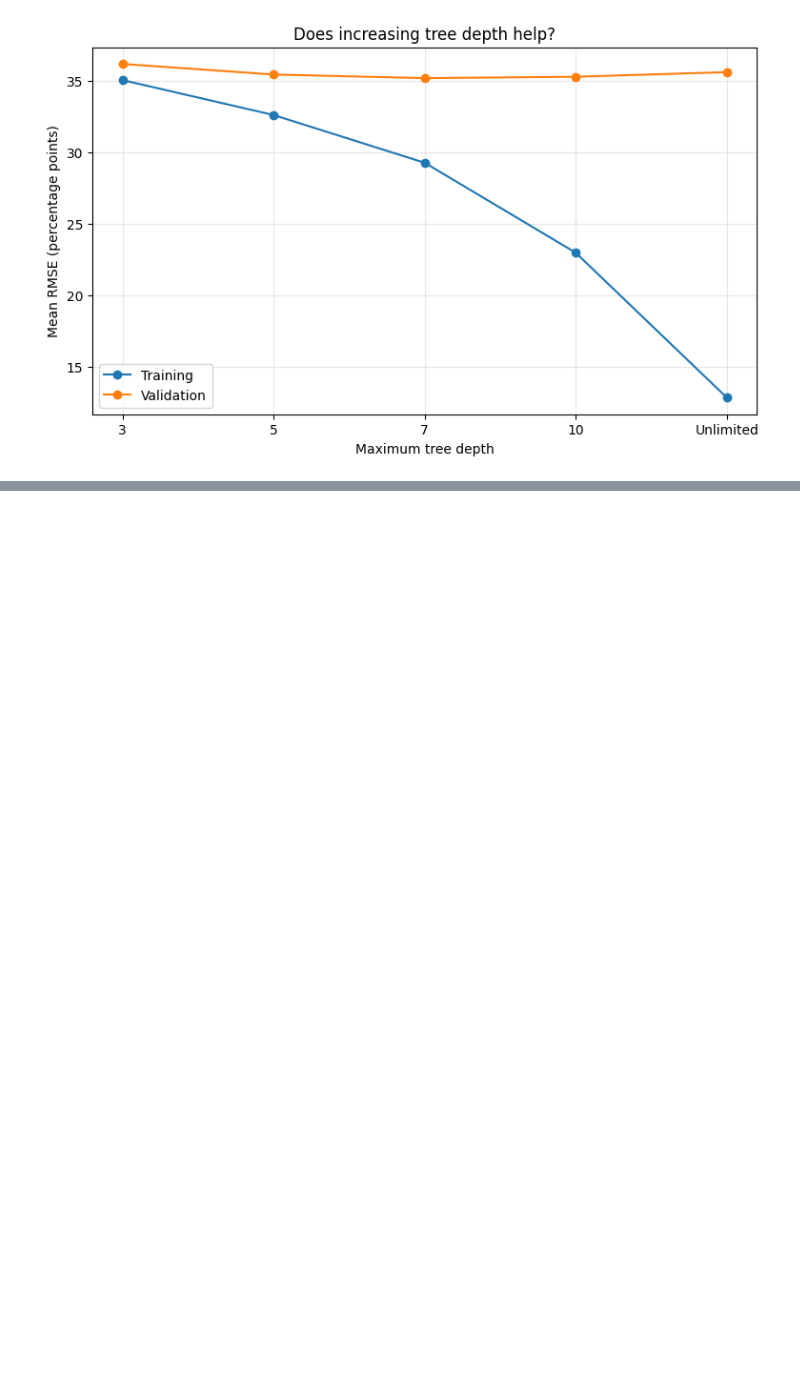
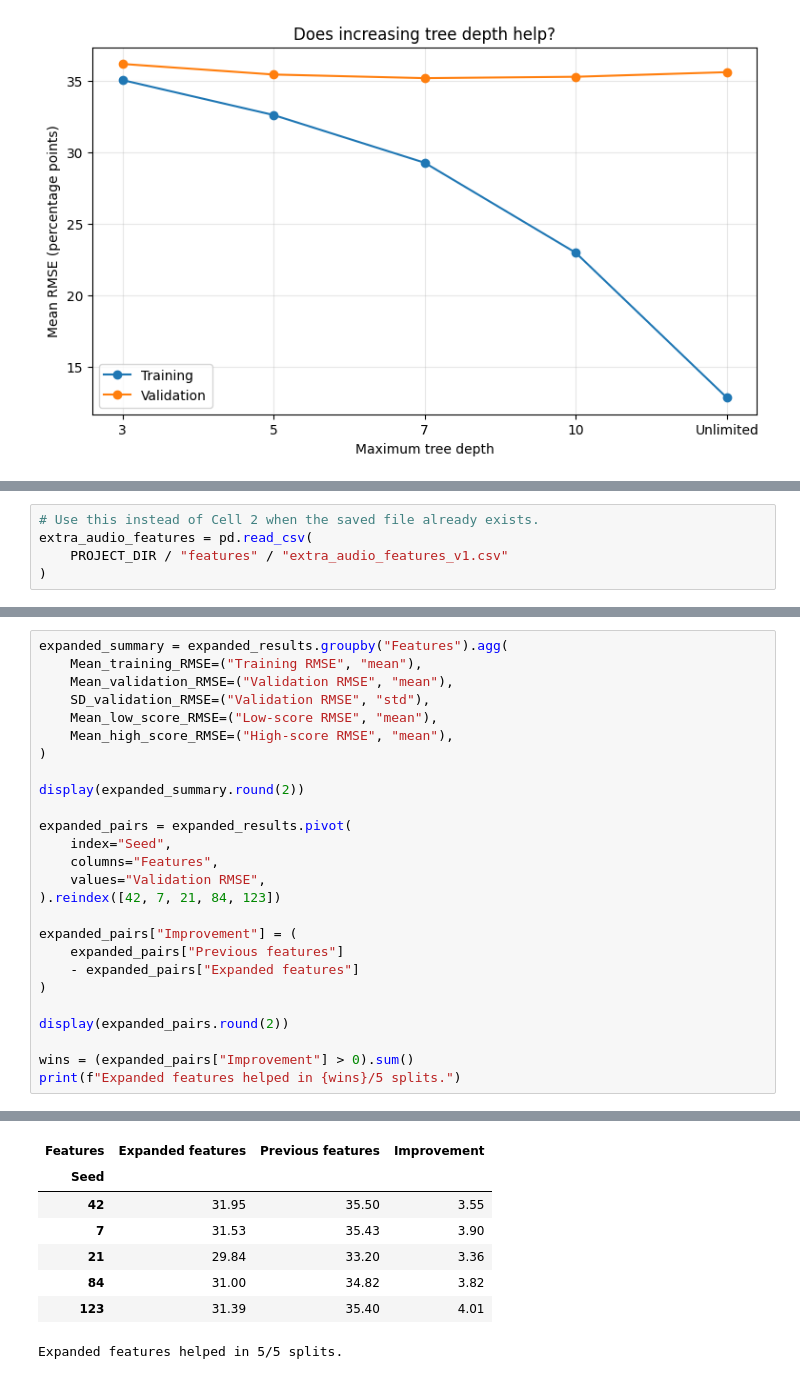
Before and after one commit to roberaBelachew/clarity_cpc2, a Jupyter notebook: clarity_cpc2.ipynb, the cells around one changed output, grey strips where cells are left out. Saved outputs shown, nothing was run; the diff lists cells and outputs as text; blank space fills up the shorter version.

```diff
--- a/clarity_cpc2.ipynb
+++ b/clarity_cpc2.ipynb
@@ -1418,0 +1677,5 @@ plt.show()
+# %%
+# Use this instead of Cell 2 when the saved file already exists.
+extra_audio_features = pd.read_csv(
+    PROJECT_DIR / "features" / "extra_audio_features_v1.csv"
+)
@@ -1418,0 +1785,27 @@ plt.show()
+# %%
+expanded_summary = expanded_results.groupby("Features").agg(
+    Mean_training_RMSE=("Training RMSE", "mean"),
+    Mean_validation_RMSE=("Validation RMSE", "mean"),
+    SD_validation_RMSE=("Validation RMSE", "std"),
+    Mean_low_score_RMSE=("Low-score RMSE", "mean"),
+    Mean_high_score_RMSE=("High-score RMSE", "mean"),
+)
+
+display(expanded_summary.round(2))
+
+expanded_pairs = expanded_results.pivot(
+    index="Seed",
+    columns="Features",
+    values="Validation RMSE",
+).reindex([42, 7, 21, 84, 123])
+
+expanded_pairs["Improvement"] = (
+    expanded_pairs["Previous features"]
+    - expanded_pairs["Expanded features"]
+)
+
+display(expanded_pairs.round(2))
+
+wins = (expanded_pairs["Improvement"] > 0).sum()
+print(f"Expanded features helped in {wins}/5 splits.")
+# %% [output]
@@ -1418,0 +1816,8 @@ plt.show()
+| Features | Expanded features | Previous features | Improvement |
+| Seed |  |  |  |
+| 42 | 31.95 | 35.50 | 3.55 |
+| 7 | 31.53 | 35.43 | 3.90 |
+| 21 | 29.84 | 33.20 | 3.36 |
+| 84 | 31.00 | 34.82 | 3.82 |
+| 123 | 31.39 | 35.40 | 4.01 |
+Expanded features helped in 5/5 splits.
```
Also changed, not shown: parts of 8 cells of this notebook.
